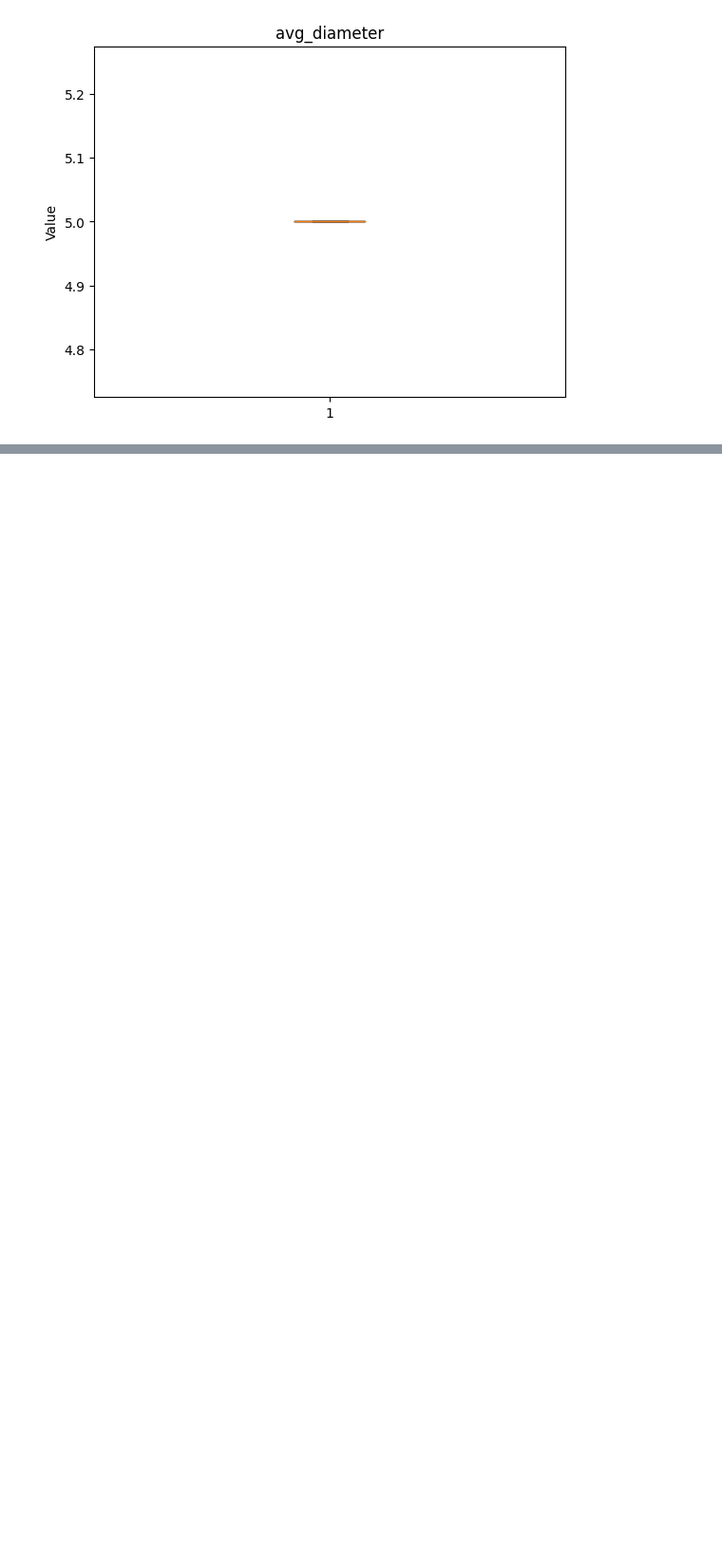
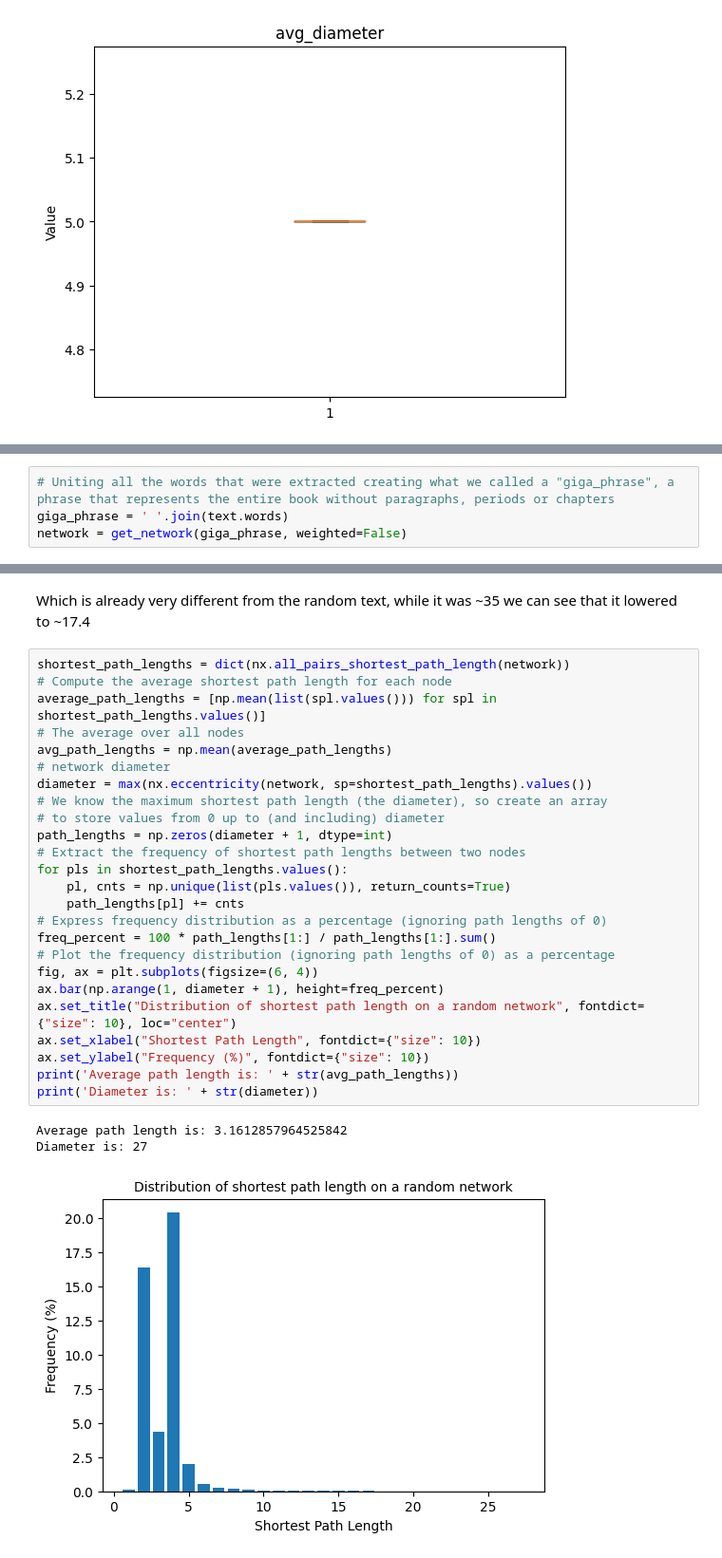
Before and after one commit to haylibi/network_science-word_analysis, a Jupyter notebook: notebook.ipynb, the cells around one changed output, grey strips where cells are left out. Shown: that part at 95% size. Cells and saved outputs as stored; diff of their text form; blank space fills up the shorter version.

Commit message:
book analysis

```diff
--- a/notebook.ipynb
+++ b/notebook.ipynb
@@ -325,0 +330,4 @@ random_analysis(100)
+# %%
+# Uniting all the words that were extracted creating what we called a "giga_phrase", a phrase that represents the entire book without paragraphs, periods or chapters
+giga_phrase = ' '.join(text.words)
+network = get_network(giga_phrase, weighted=False)
@@ -325,0 +340,31 @@ random_analysis(100)
+# %% [markdown]
+Which is already very different from the random text, while it was ~35 we can see that it lowered to ~17.4
+# %%
+shortest_path_lengths = dict(nx.all_pairs_shortest_path_length(network))
+# Compute the average shortest path length for each node
+average_path_lengths = [np.mean(list(spl.values())) for spl in shortest_path_lengths.values()]
+# The average over all nodes
+avg_path_lengths = np.mean(average_path_lengths)
+# network diameter
+diameter = max(nx.eccentricity(network, sp=shortest_path_lengths).values())
+# We know the maximum shortest path length (the diameter), so create an array
+# to store values from 0 up to (and including) diameter
+path_lengths = np.zeros(diameter + 1, dtype=int)
+# Extract the frequency of shortest path lengths between two nodes
+for pls in shortest_path_lengths.values():
+    pl, cnts = np.unique(list(pls.values()), return_counts=True)
+    path_lengths[pl] += cnts
+# Express frequency distribution as a percentage (ignoring path lengths of 0)
+freq_percent = 100 * path_lengths[1:] / path_lengths[1:].sum()
+# Plot the frequency distribution (ignoring path lengths of 0) as a percentage
+fig, ax = plt.subplots(figsize=(6, 4))
+ax.bar(np.arange(1, diameter + 1), height=freq_percent)
+ax.set_title("Distribution of shortest path length on a random network", fontdict={"size": 10}, loc="center")
+ax.set_xlabel("Shortest Path Length", fontdict={"size": 10})
+ax.set_ylabel("Frequency (%)", fontdict={"size": 10})
+print('Average path length is: ' + str(avg_path_lengths))
+print('Diameter is: ' + str(diameter))
+# %% [output]
+Average path length is: 3.1612857964525842
+Diameter is: 27
+[figure, added]
```
Also changed, not shown: parts of 6 cells of this notebook.
